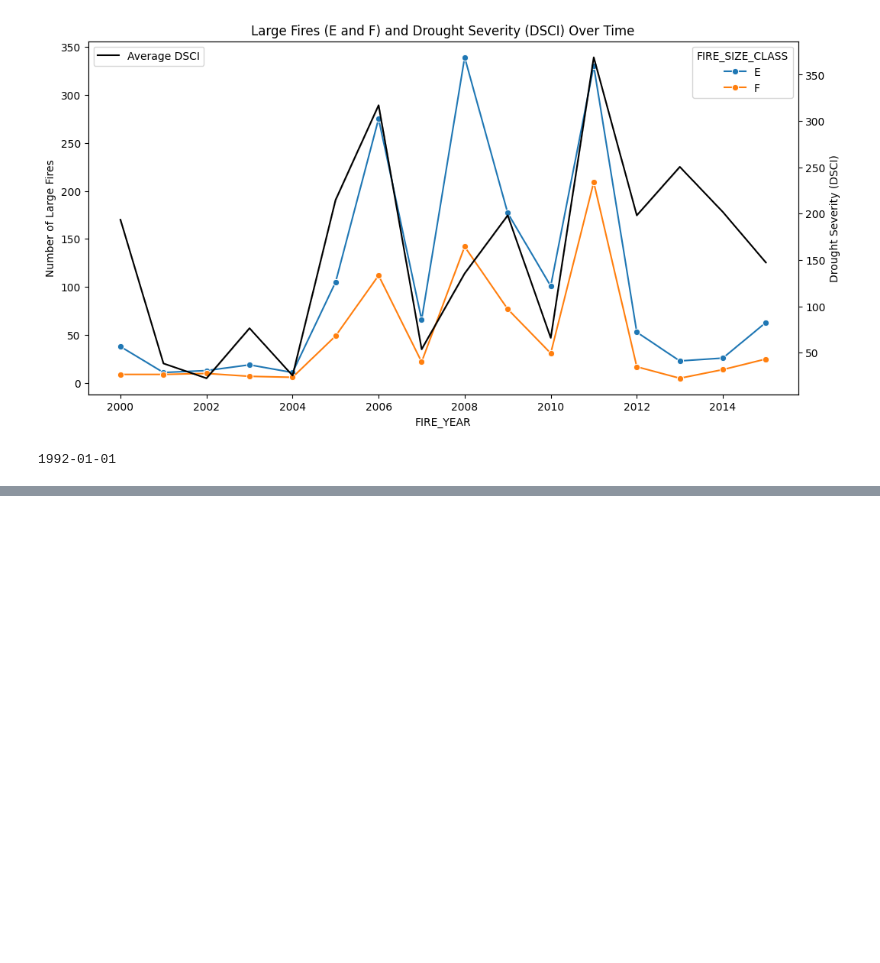
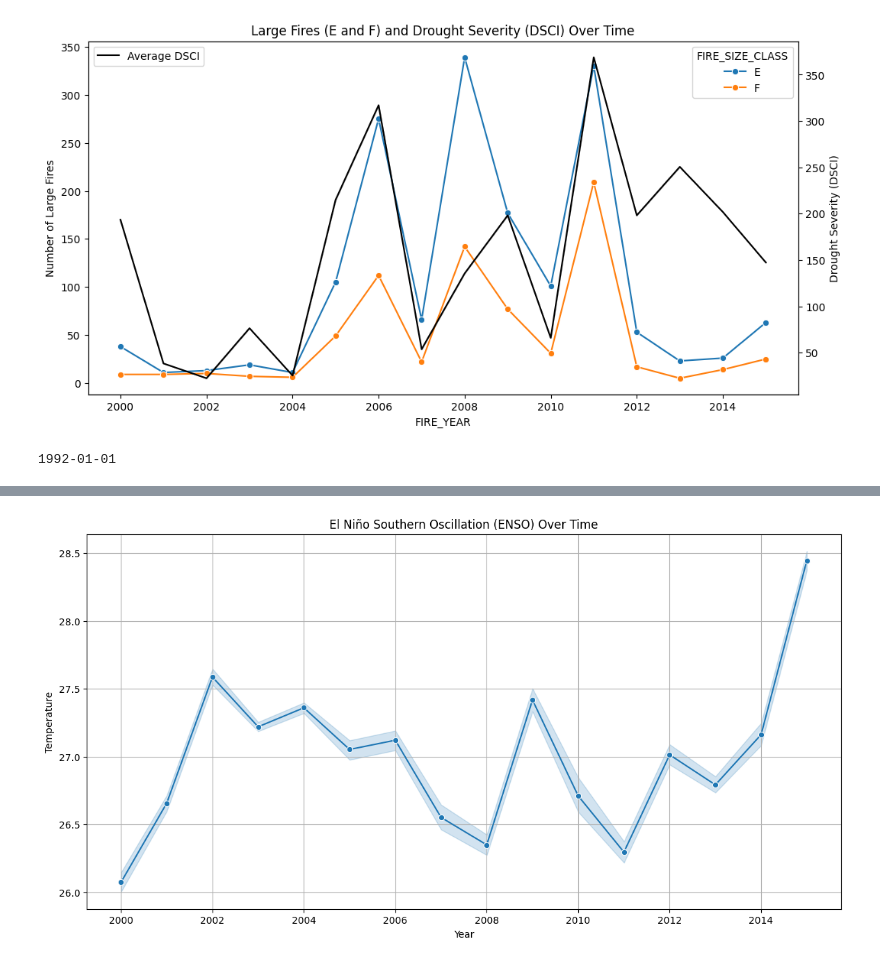
Before and after one commit to J0bster/forestfires_usa, a Jupyter notebook: Job/plot.ipynb, the cells around one changed output, grey strips where cells are left out. Saved outputs shown, nothing was run; the diff lists cells and outputs as text; code cells hidden in the pictures; blank space fills up the shorter version.

```diff
--- a/Job/plot.ipynb
+++ b/Job/plot.ipynb
@@ -205,0 +181,19 @@ plt.show()
+# %%
+import pandas as pd
+import seaborn as sns
+import matplotlib.pyplot as plt
+
+
+df = pd.read_csv('../dataset/nino_sst.csv')
+
+df['Year'] = pd.to_datetime(df['Date']).dt.year
+
+plt.figure(figsize=(14, 7))
+sns.lineplot(data=df, x='Year', y='Temperature', marker='o')
+plt.title('El Niño Southern Oscillation (ENSO) Over Time')
+plt.xlabel('Year')
+plt.ylabel('Temperature')
+plt.grid(True)
+plt.show()
+# %% [output]
+[figure, added]
```
Also changed, not shown: parts of 7 cells of this notebook, 4 other files.
